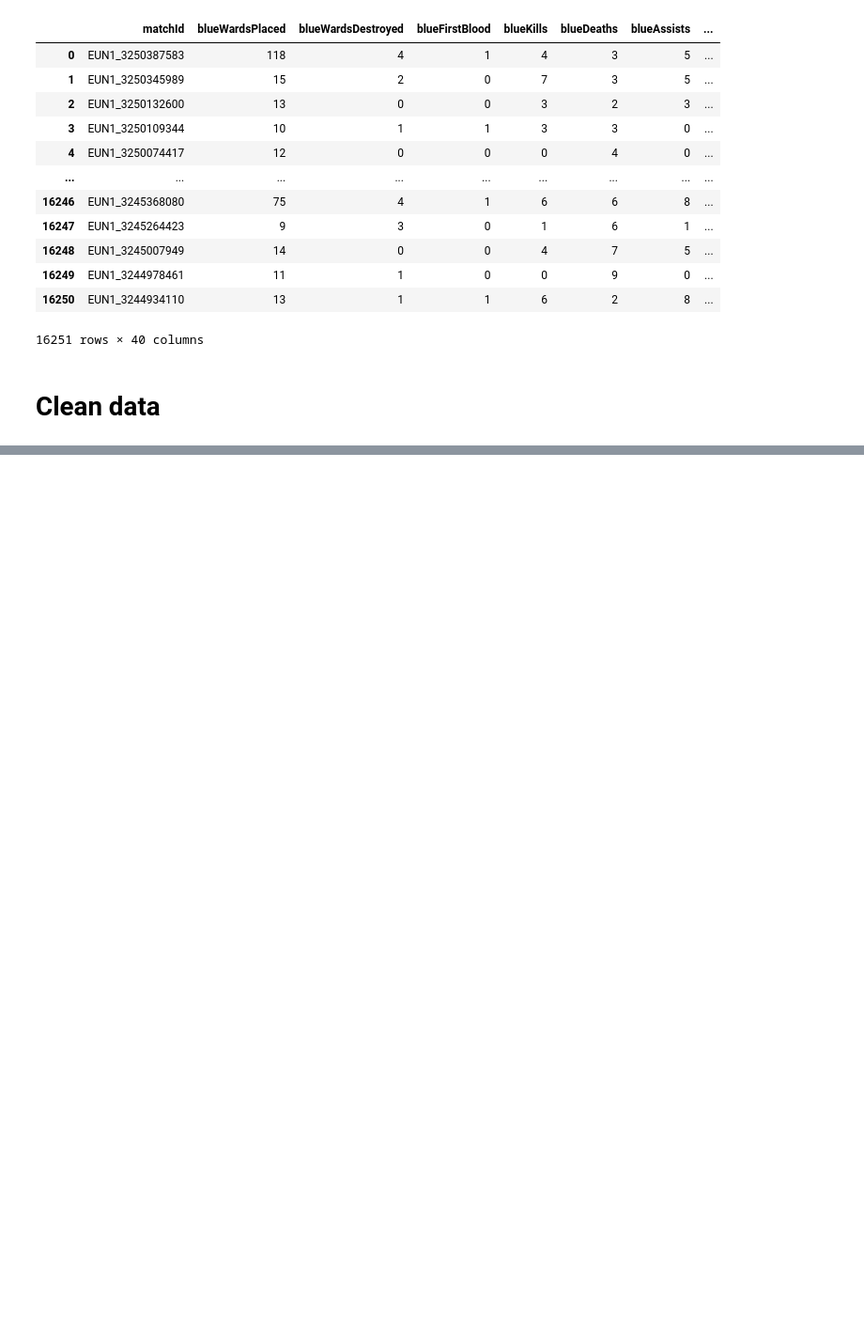
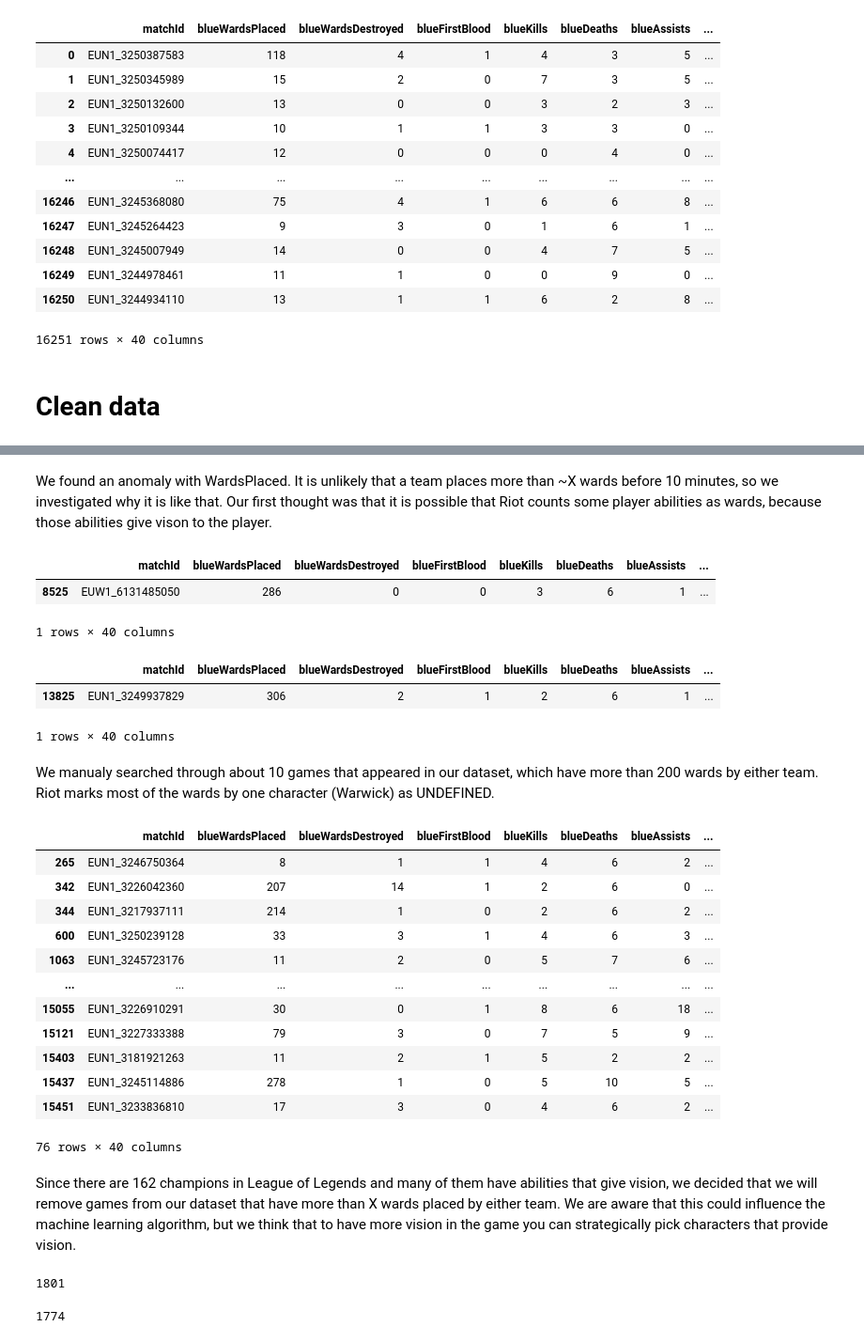
Before and after one commit to VeronikaKukk/DS_project, a Jupyter notebook: d4_notebook.ipynb, the cells around one changed output, grey strips where cells are left out. Shown at 94% size. Saved outputs shown, nothing was run; the diff lists cells and outputs as text; code cells hidden in the pictures; blank space fills up the shorter version.

```diff
--- a/d4_notebook.ipynb
+++ b/d4_notebook.ipynb
@@ -75,0 +115,46 @@ df_euw.to_csv(filepath2)
+# %% [markdown]
+We found an anomaly with WardsPlaced. It is unlikely that a team places more than ~X wards before 10 minutes, so we investigated why it is like that.
+Our first thought was that it is possible that Riot counts some player abilities as wards, because those abilities give vison to the player.
+# %%
+# Finding the matchId
+df_euw.loc[df_euw["blueWardsPlaced"]==286]
+# %% [output]
+|  | matchId | blueWardsPlaced | blueWardsDestroyed | blueFirstBlood | blueKills | blueDeaths | blueAssists | ... |
+| 8525 | EUW1_6131485050 | 286 | 0 | 0 | 3 | 6 | 1 | ... |
+1 rows × 40 columns
+# %%
+# Finding the matchId
+df_eune.loc[df_eune["blueWardsPlaced"]==306]
+# %% [output]
+|  | matchId | blueWardsPlaced | blueWardsDestroyed | blueFirstBlood | blueKills | blueDeaths | blueAssists | ... |
+| 13825 | EUN1_3249937829 | 306 | 2 | 1 | 2 | 6 | 1 | ... |
+1 rows × 40 columns
+# %% [markdown]
+We manualy searched through about 10 games that appeared in our dataset, which have more than 200 wards by either team. Riot marks most of the wards by one character (Warwick) as UNDEFINED.
+# %%
+# Finding matchId-s to check participating characters in the game
+df_eune[(df_eune["blueWardsPlaced"] > 200) | (df_eune["redWardsPlaced"] > 200)]
+# %% [output]
+|  | matchId | blueWardsPlaced | blueWardsDestroyed | blueFirstBlood | blueKills | blueDeaths | blueAssists | ... |
+| 265 | EUN1_3246750364 | 8 | 1 | 1 | 4 | 6 | 2 | ... |
+| 342 | EUN1_3226042360 | 207 | 14 | 1 | 2 | 6 | 0 | ... |
+| 344 | EUN1_3217937111 | 214 | 1 | 0 | 2 | 6 | 2 | ... |
+| 600 | EUN1_3250239128 | 33 | 3 | 1 | 4 | 6 | 3 | ... |
+| 1063 | EUN1_3245723176 | 11 | 2 | 0 | 5 | 7 | 6 | ... |
+| ... | ... | ... | ... | ... | ... | ... | ... | ... |
+| 15055 | EUN1_3226910291 | 30 | 0 | 1 | 8 | 6 | 18 | ... |
+| 15121 | EUN1_3227333388 | 79 | 3 | 0 | 7 | 5 | 9 | ... |
+| 15403 | EUN1_3181921263 | 11 | 2 | 1 | 5 | 2 | 2 | ... |
+| 15437 | EUN1_3245114886 | 278 | 1 | 0 | 5 | 10 | 5 | ... |
+| 15451 | EUN1_3233836810 | 17 | 3 | 0 | 4 | 6 | 2 | ... |
+76 rows × 40 columns
+# %% [markdown]
+Since there are 162 champions in League of Legends and many of them have abilities that give vision, we decided that we will remove games from our dataset that have more than X wards placed by either team. We are aware that this could influence the machine learning algorithm, but we think that to have more vision in the game you can strategically pick characters that provide vision.
+# %%
+len(df_euw[(df_euw["blueWardsPlaced"] > 50) | (df_euw["redWardsPlaced"] > 50)])
+# %% [output]
+1801
+# %%
+len(df_eune[(df_eune["blueWardsPlaced"] > 50) | (df_eune["redWardsPlaced"] > 50)])
+# %% [output]
+1774
```
Also changed, not shown: parts of 13 cells of this notebook.
